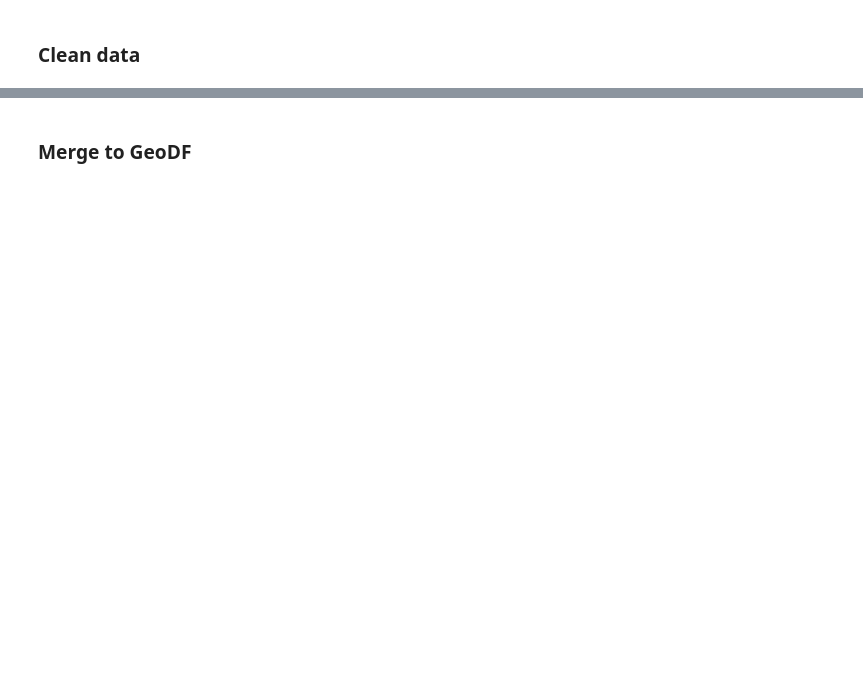
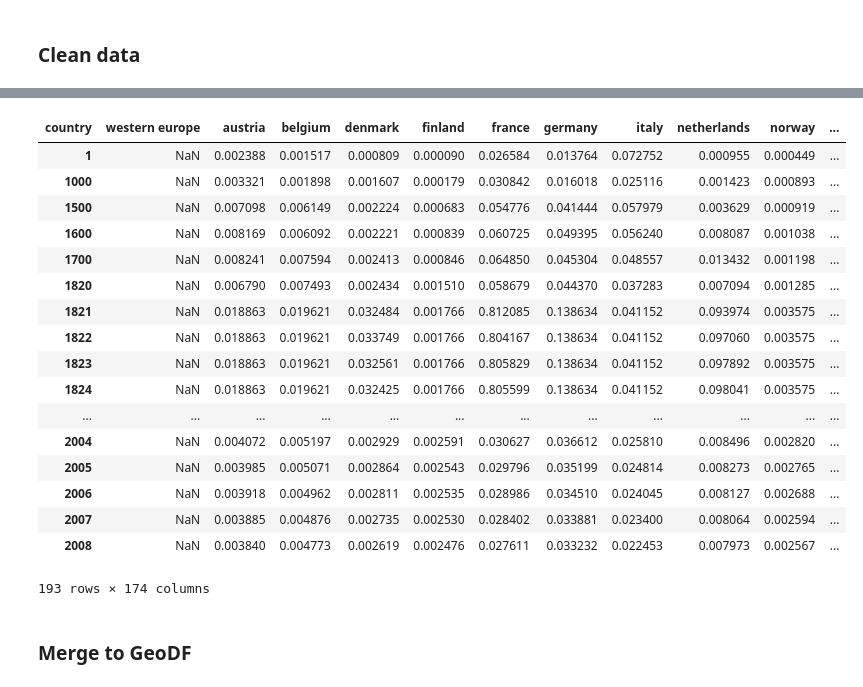
Before and after one commit to shep312/visualisations, a Jupyter notebook: world_gdp_and_population/gpd_and_pop_vis.ipynb, the cells around one changed output, grey strips where cells are left out. Saved outputs shown, nothing was run; the diff lists cells and outputs as text; code cells hidden in the pictures; blank space fills up the shorter version.

```diff
--- a/world_gdp_and_population/gpd_and_pop_vis.ipynb
+++ b/world_gdp_and_population/gpd_and_pop_vis.ipynb
@@ -54,0 +87,27 @@ pop_df = clean_df(pop_df)
+# %%
+def fill_null_section(df, col, i=0):
+    if all(df[col].isnull()):
+        return df[col]
+
+    null_found=False
+    col_iloc = np.argmax(df.columns==col)
+
+    for i, val in enumerate(df[col][i:]):
+        if pd.isna(val) and i != len(df):
+            null_found = True
+            null_start_idx = i
+
+            for null_section_i, null_section_val \
+                in enumerate(df[col][null_start_idx:], start=null_start_idx):
+
+                if not pd.isna(null_section_val):
+                    null_end_idx = null_section_i
+                    df.iloc[null_start_idx:null_end_idx, col_iloc] = \
+                        df.iloc[null_start_idx:null_end_idx, col_iloc] \
+                        .fillna(np.mean([df.iloc[null_start_idx-1, col_iloc],
+                                         df.iloc[null_end_idx, col_iloc]]))
+                    break
+            break
+    if null_found:
+        fill_null_section(df, col)
+    return df[col]
@@ -55,2 +151,23 @@ pop_df = clean_df(pop_df)
+# %%
+gdp_df.T
+# %% [output]
+| country | western europe | austria | belgium | denmark | finland | france | germany | italy | netherlands | norway | ... |
+| 1 | NaN | 0.002388 | 0.001517 | 0.000809 | 0.000090 | 0.026584 | 0.013764 | 0.072752 | 0.000955 | 0.000449 | ... |
+| 1000 | NaN | 0.003321 | 0.001898 | 0.001607 | 0.000179 | 0.030842 | 0.016018 | 0.025116 | 0.001423 | 0.000893 | ... |
+| 1500 | NaN | 0.007098 | 0.006149 | 0.002224 | 0.000683 | 0.054776 | 0.041444 | 0.057979 | 0.003629 | 0.000919 | ... |
+| 1600 | NaN | 0.008169 | 0.006092 | 0.002221 | 0.000839 | 0.060725 | 0.049395 | 0.056240 | 0.008087 | 0.001038 | ... |
+| 1700 | NaN | 0.008241 | 0.007594 | 0.002413 | 0.000846 | 0.064850 | 0.045304 | 0.048557 | 0.013432 | 0.001198 | ... |
+| 1820 | NaN | 0.006790 | 0.007493 | 0.002434 | 0.001510 | 0.058679 | 0.044370 | 0.037283 | 0.007094 | 0.001285 | ... |
+| 1821 | NaN | 0.018863 | 0.019621 | 0.032484 | 0.001766 | 0.812085 | 0.138634 | 0.041152 | 0.093974 | 0.003575 | ... |
+| 1822 | NaN | 0.018863 | 0.019621 | 0.033749 | 0.001766 | 0.804167 | 0.138634 | 0.041152 | 0.097060 | 0.003575 | ... |
+| 1823 | NaN | 0.018863 | 0.019621 | 0.032561 | 0.001766 | 0.805829 | 0.138634 | 0.041152 | 0.097892 | 0.003575 | ... |
+| 1824 | NaN | 0.018863 | 0.019621 | 0.032425 | 0.001766 | 0.805599 | 0.138634 | 0.041152 | 0.098041 | 0.003575 | ... |
+| ... | ... | ... | ... | ... | ... | ... | ... | ... | ... | ... | ... |
+| 2004 | NaN | 0.004072 | 0.005197 | 0.002929 | 0.002591 | 0.030627 | 0.036612 | 0.025810 | 0.008496 | 0.002820 | ... |
+| 2005 | NaN | 0.003985 | 0.005071 | 0.002864 | 0.002543 | 0.029796 | 0.035199 | 0.024814 | 0.008273 | 0.002765 | ... |
+| 2006 | NaN | 0.003918 | 0.004962 | 0.002811 | 0.002535 | 0.028986 | 0.034510 | 0.024045 | 0.008127 | 0.002688 | ... |
+| 2007 | NaN | 0.003885 | 0.004876 | 0.002735 | 0.002530 | 0.028402 | 0.033881 | 0.023400 | 0.008064 | 0.002594 | ... |
+| 2008 | NaN | 0.003840 | 0.004773 | 0.002619 | 0.002476 | 0.027611 | 0.033232 | 0.022453 | 0.007973 | 0.002567 | ... |
+193 rows × 174 columns
 # %% [markdown]
 ### Merge to GeoDF
```
Also changed, not shown: parts of 21 cells of this notebook, 7 other files.
